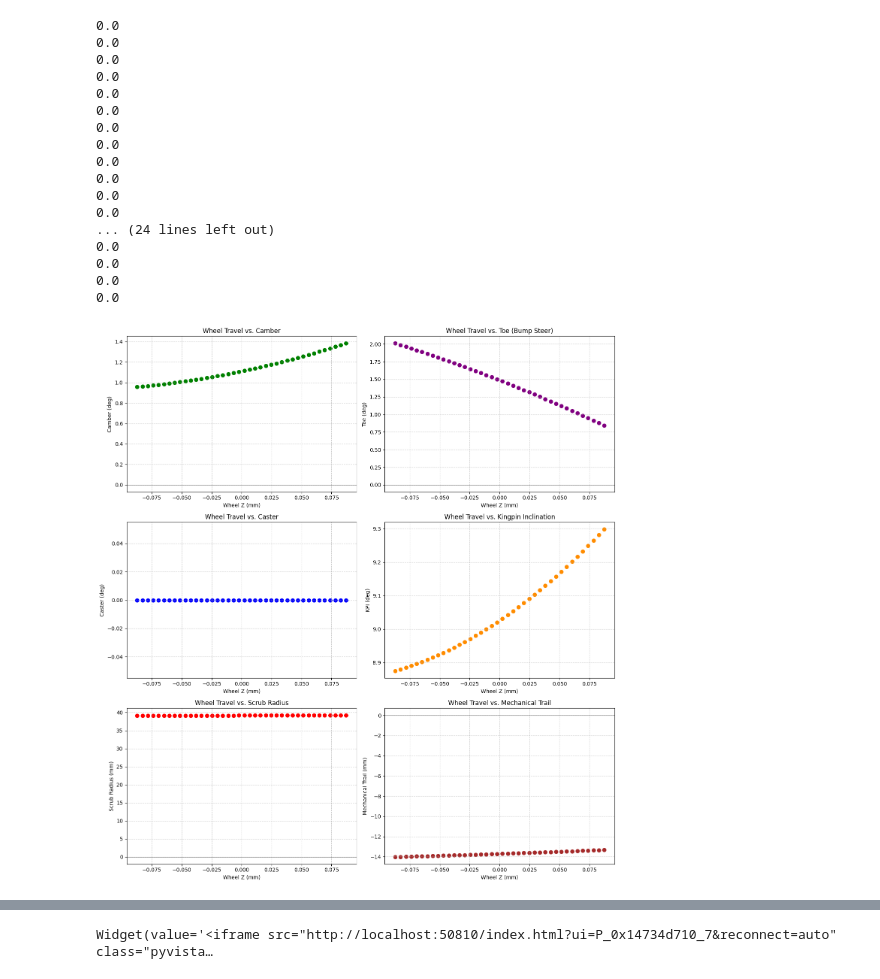
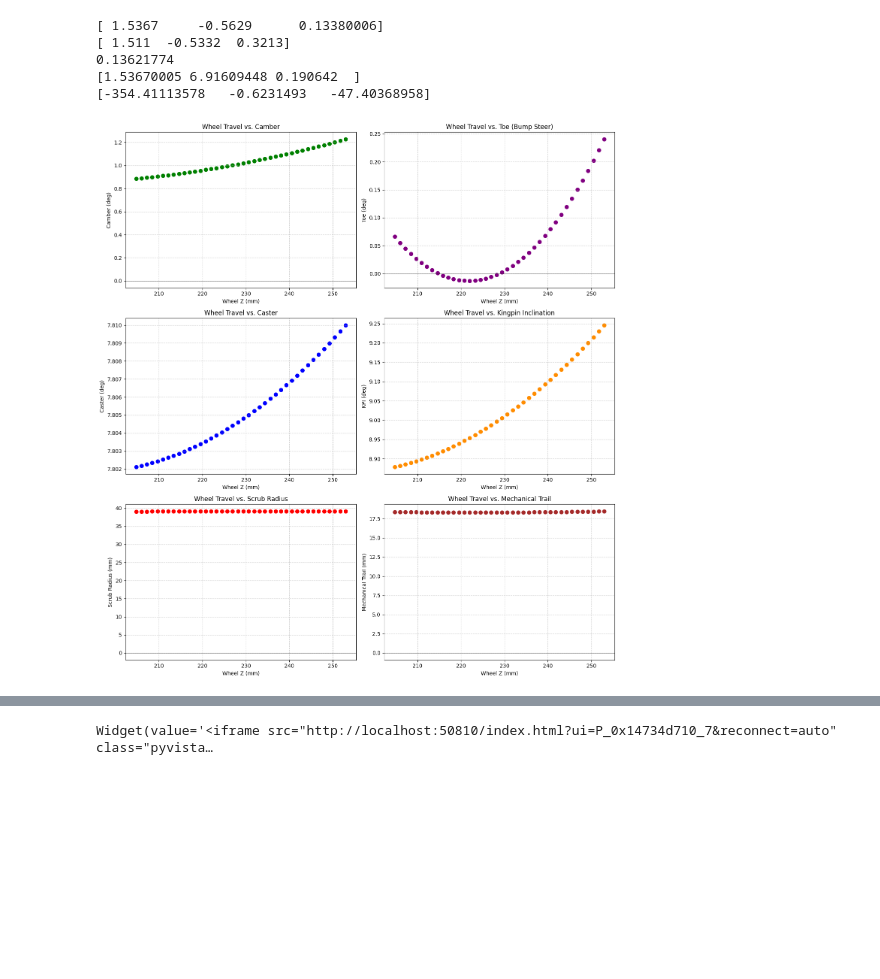
Before and after one commit to Bfoke/Sims-and-Calculators, a Jupyter notebook: Kinematics/SuspensionTest.ipynb, the cells around one changed output, grey strips where cells are left out. Saved outputs shown, nothing was run; the diff lists cells and outputs as text; code cells hidden in the pictures; blank space fills up the shorter version.

Commit message:
clean up solvers

```diff
--- a/Kinematics/SuspensionTest.ipynb
+++ b/Kinematics/SuspensionTest.ipynb
@@ -19,13 +17,53 @@ from Suspension.jax_solvers import solve_and_measure_corner
 from Suspension.visualizer import SuspensionVisualizer
 from Suspension.jax_solvers import get_world_params
 from Suspension.jax_solvers import solve_theta_for_ground
+# %%
+'''SINGLE POINT TEST BLOCK'''
+
+corner_name = "front_right"
+params = load_suspension_params("hardpoints.yaml", corner_name)
+
+def report_caster(upper_bj: jnp.array, lower_bj: jnp.array):
+    """Find caster angle given balljoint positions (XZ Plane)"""
+
+    # Vector pointing from Lower BJ to Upper BJ
+    bj_vec = upper_bj - lower_bj
+
+    # In the XZ plane:
+    # dx is the longitudinal lean (Forward/Rearward)
+    # dz is the vertical height
+    dx = bj_vec[0]
+    dz = bj_vec[2]
+
+    # atan2(forward, vertical) gives the angle from the vertical axis
+    # We negate it depending on your convention (usually rearward lean is positive)
+    caster_rad = jnp.atan2(-dx, dz)
+
+    return caster_rad
+
+metrics = solve_and_measure_corner(0.0, 0.0, params)
+
+print(metrics['lower_bj'])
+print(metrics['upper_bj'])
+print(metrics['caster'])
+print(metrics['instant_roll_center'])
+# print(metrics['instant_pitch_center'])
+# %% [output]
+[ 1.5367     -0.5629      0.13380006]
+[ 1.511  -0.5332  0.3213]
+0.13621774
+[1.53670005 6.91609448 0.190642  ]
+[-354.41113578   -0.6231493   -47.40368958]
 # %%
+'''SWEEP TEST BLOCK'''
+
 # 1. Setup Parameters
-corner_name = "front_right"
+corner_name = "front_left"
 params = load_suspension_params("hardpoints.yaml", corner_name)
 
 # 2. Define the Range of Motion
 thetas = jnp.radians(jnp.linspace(-5.0, 5.0, 40))
+# thetas = 0.0
 fixed_steer = 0.0
 
 # 3. Initialize storage for results
@@ -49,14 +87,14 @@ for t in thetas:
     toe_deg.append(jnp.degrees(metrics["toe"]))
     kpi_deg.append(jnp.degrees(metrics["kingpin_inc"]))
     mech_trail_mm.append(metrics["mechanical_trail"] * 1000)
-    # print(metrics["caster"])
+    # print(metrics["mechanical_trail"])
 
 # 5. Plotting (Expanded to 3x2 Grid)
 plt.figure(figsize=(14, 15))
 
 # Plot 1: Camber Curve
 plt.subplot(3, 2, 1)
-plt.scatter(thetas, camber_deg, color='green', linewidth=2)
+plt.scatter(travel_mm, camber_deg, color='green', linewidth=2)
 plt.axhline(0, color='black', linewidth=0.8, alpha=0.5)
 plt.title("Wheel Travel vs. Camber")
 plt.xlabel("Wheel Z (mm)")
@@ -65,7 +103,7 @@ plt.grid(True, linestyle='--', alpha=0.6)
 
 # Plot 2: Bump Steer (Toe)
 plt.subplot(3, 2, 2)
-plt.scatter(thetas, toe_deg, color='purple', linewidth=2)
+plt.scatter(travel_mm, toe_deg, color='purple', linewidth=2)
 plt.axhline(0, color='black', linewidth=0.8, alpha=0.5)
 plt.title("Wheel Travel vs. Toe (Bump Steer)")
 plt.xlabel("Wheel Z (mm)")
@@ -74,59 +112,42 @@ plt.grid(True, linestyle='--', alpha=0.6)
 
 # Plot 3: Caster
 plt.subplot(3, 2, 3)
-plt.scatter(thetas, caster_deg, color='blue', linewidth=2)
+plt.scatter(travel_mm, caster_deg, color='blue', linewidth=2)
 plt.title("Wheel Travel vs. Caster")
 plt.xlabel("Wheel Z (mm)")
 plt.ylabel("Caster (deg)")
 plt.grid(True, linestyle='--', alpha=0.6)
 
 # Plot 4: Kingpin Inclination (KPI/SAI)
 plt.subplot(3, 2, 4)
-plt.scatter(thetas, kpi_deg, color='darkorange', linewidth=2)
+plt.scatter(travel_mm, kpi_deg, color='darkorange', linewidth=2)
 plt.title("Wheel Travel vs. Kingpin Inclination")
 plt.xlabel("Wheel Z (mm)")
 plt.ylabel("KPI (deg)")
 plt.grid(True, linestyle='--', alpha=0.6)
 
 # Plot 5: Scrub Radius
 plt.subplot(3, 2, 5)
-plt.scatter(thetas, scrub_mm, color='red', linewidth=2)
+plt.scatter(travel_mm, scrub_mm, color='red', linewidth=2)
 plt.axhline(0, color='black', linewidth=0.8, alpha=0.5)
 plt.title("Wheel Travel vs. Scrub Radius")
 plt.xlabel("Wheel Z (mm)")
 plt.ylabel("Scrub Radius (mm)")
 plt.grid(True, linestyle='--', alpha=0.6)
 
 # Plot 6: Mechanical Trail
 plt.subplot(3, 2, 6)
-plt.scatter(thetas, mech_trail_mm, color='brown', linewidth=2)
+plt.scatter(travel_mm, mech_trail_mm, color='brown', linewidth=2)
 plt.axhline(0, color='black', linewidth=0.8, alpha=0.5)
 plt.title("Wheel Travel vs. Mechanical Trail")
 plt.xlabel("Wheel Z (mm)")
 plt.ylabel("Mechanical Trail (mm)")
 plt.grid(True, linestyle='--', alpha=0.6)
 
 plt.tight_layout()
 plt.show()
 # %% [output]
-0.0
-0.0
-0.0
-0.0
-0.0
-0.0
-0.0
-0.0
-0.0
-0.0
-0.0
-0.0
-... (24 lines left out)
-0.0
-0.0
-0.0
-0.0
-[figure, old version]
+[figure, new version]
 # %%
 # def plot_upper_bj_motion(params, theta_range_deg=(-1.0, 1.0), num_points=50, fixed_steer=0.0):
 #     """
```
Also changed, not shown: parts of 4 cells of this notebook, 2 other files.
